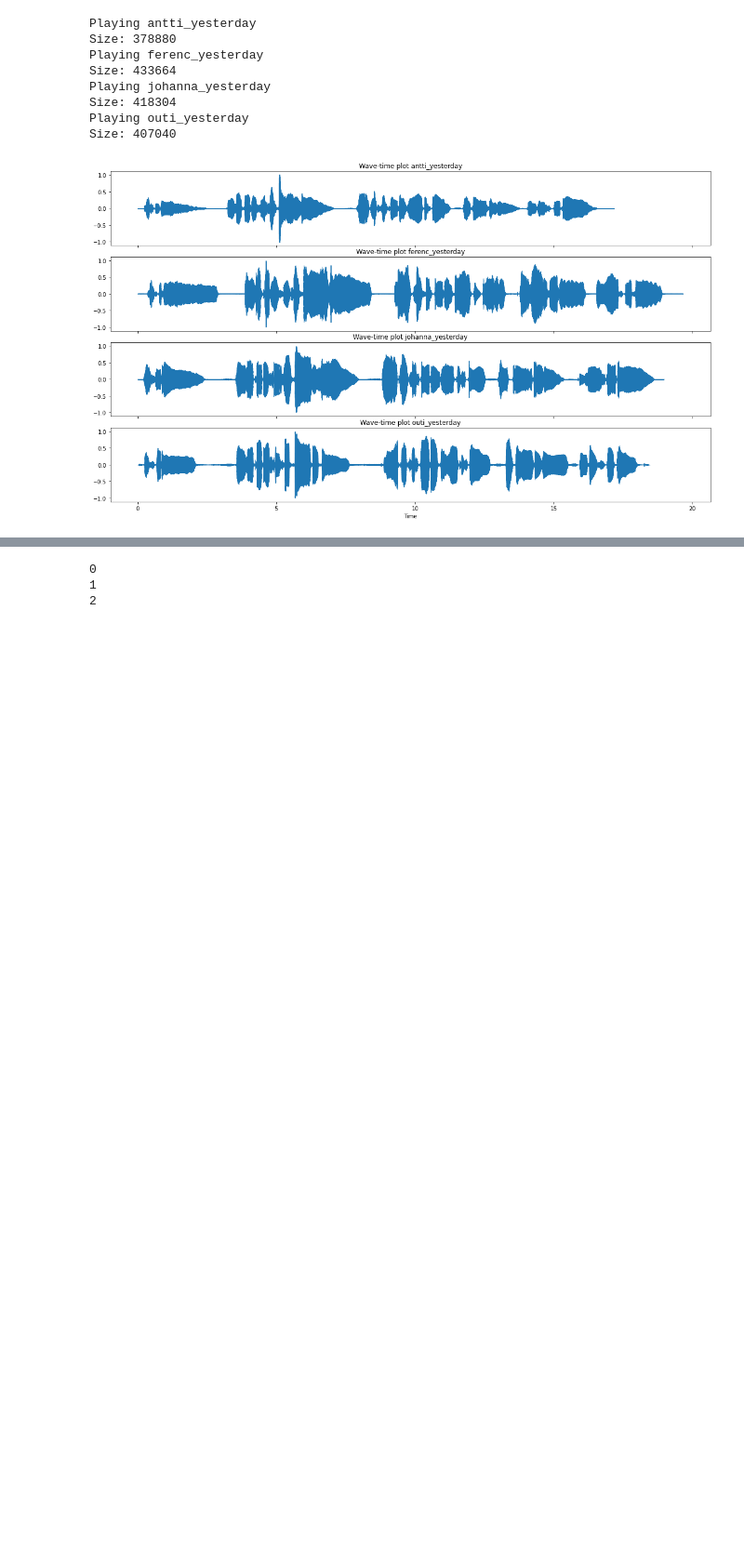
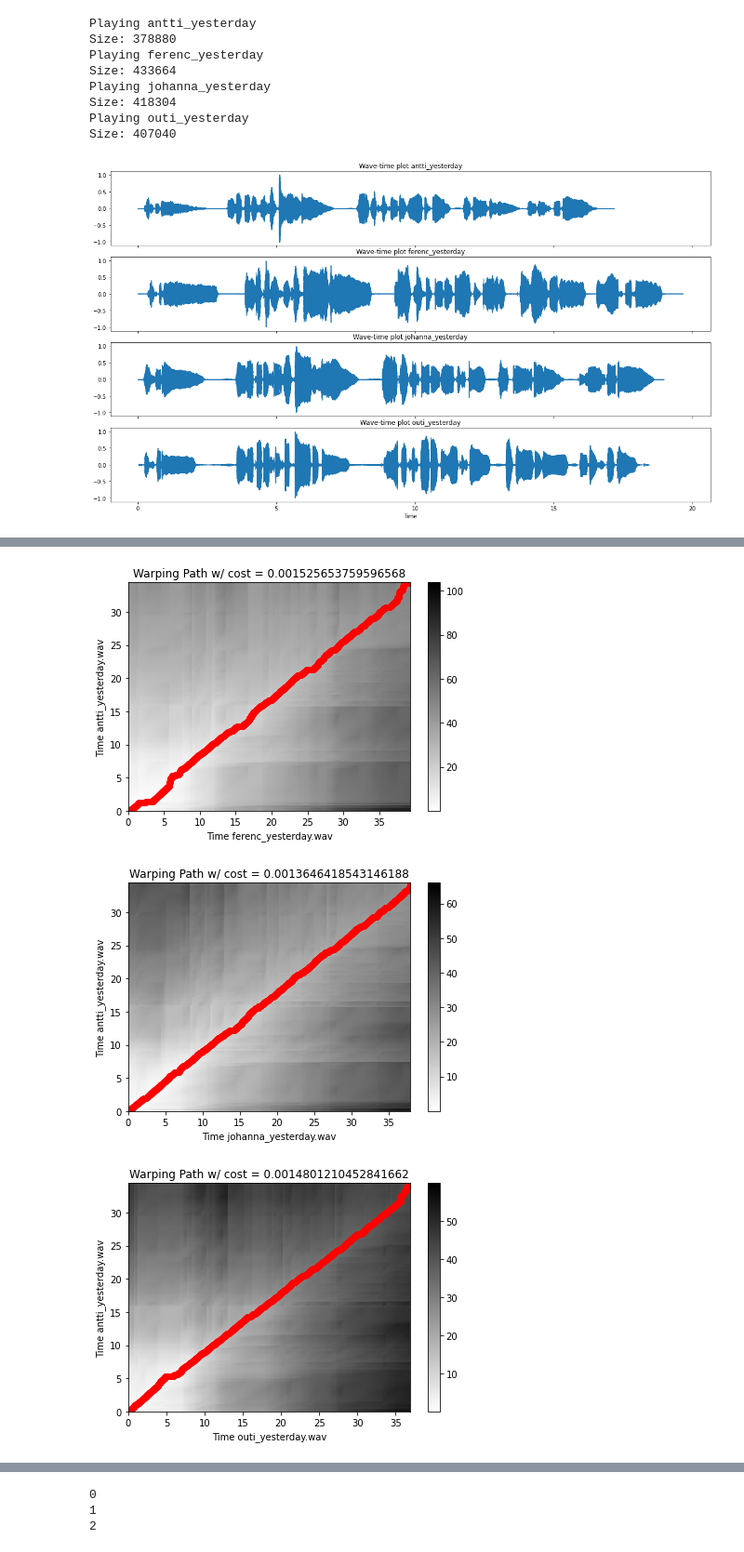
Before and after one commit to chumvan/music_synchronization, a Jupyter notebook: src/project.ipynb, the cells around one changed output, grey strips where cells are left out. Shown at 93% size. Drawn from its saved outputs; the diff is of its cells as text; code cells hidden in the pictures; blank space fills up the shorter version.

```diff
--- a/src/project.ipynb
+++ b/src/project.ipynb
@@ -160 +156,8 @@ plot_chroma_aligned(D,wp_s, cost,files)
+# %%
+D, wp, wp_s, cost = perform_alignment(mfcc_feature,metric='cosine')
+plot_chroma_aligned(D,wp_s, cost,files)
+# %% [output]
+[figure, added]
+[figure, added]
+[figure, added]
 # %% [markdown]
```
Also changed, not shown: parts of 10 cells of this notebook.
